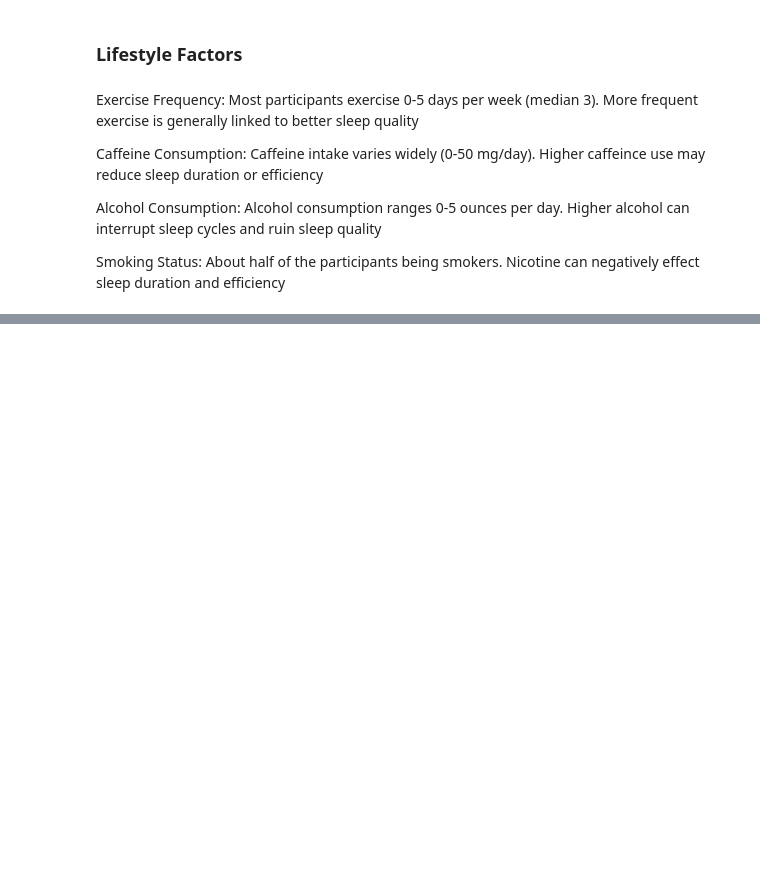
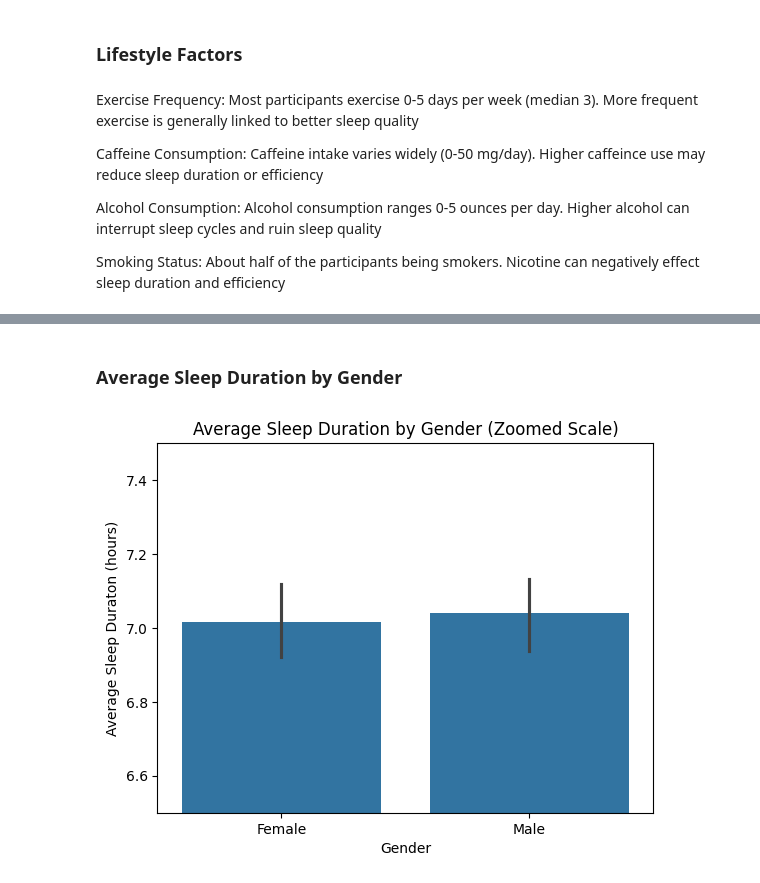
Before and after one commit to umair011/BABI4005BProject, a Jupyter notebook: BABI4005BabyProject.ipynb, the cells around one changed output, grey strips where cells are left out. Saved outputs shown, nothing was run; the diff lists cells and outputs as text; code cells hidden in the pictures; blank space fills up the shorter version.

```diff
--- a/BABI4005BabyProject.ipynb
+++ b/BABI4005BabyProject.ipynb
@@ -124,0 +132,17 @@ Smoking Status: About half of the participants being smokers. Nicotine can negat
+# %% [markdown]
+### Average Sleep Duration by Gender
+# %%
+sns.barplot(
+    data=df,
+    x="Gender",
+    y="SleepDuration"
+)
+
+plt.ylim(6.5,7.5) #this changes the rnage of the y axis, allowing for a more zoomed visual
+
+plt.title("Average Sleep Duration by Gender (Zoomed Scale)")
+plt.ylabel("Average Sleep Duraton (hours)")
+
+plt.show()
+# %% [output]
+[figure, added]
```
Also changed, not shown: parts of 12 cells of this notebook.
